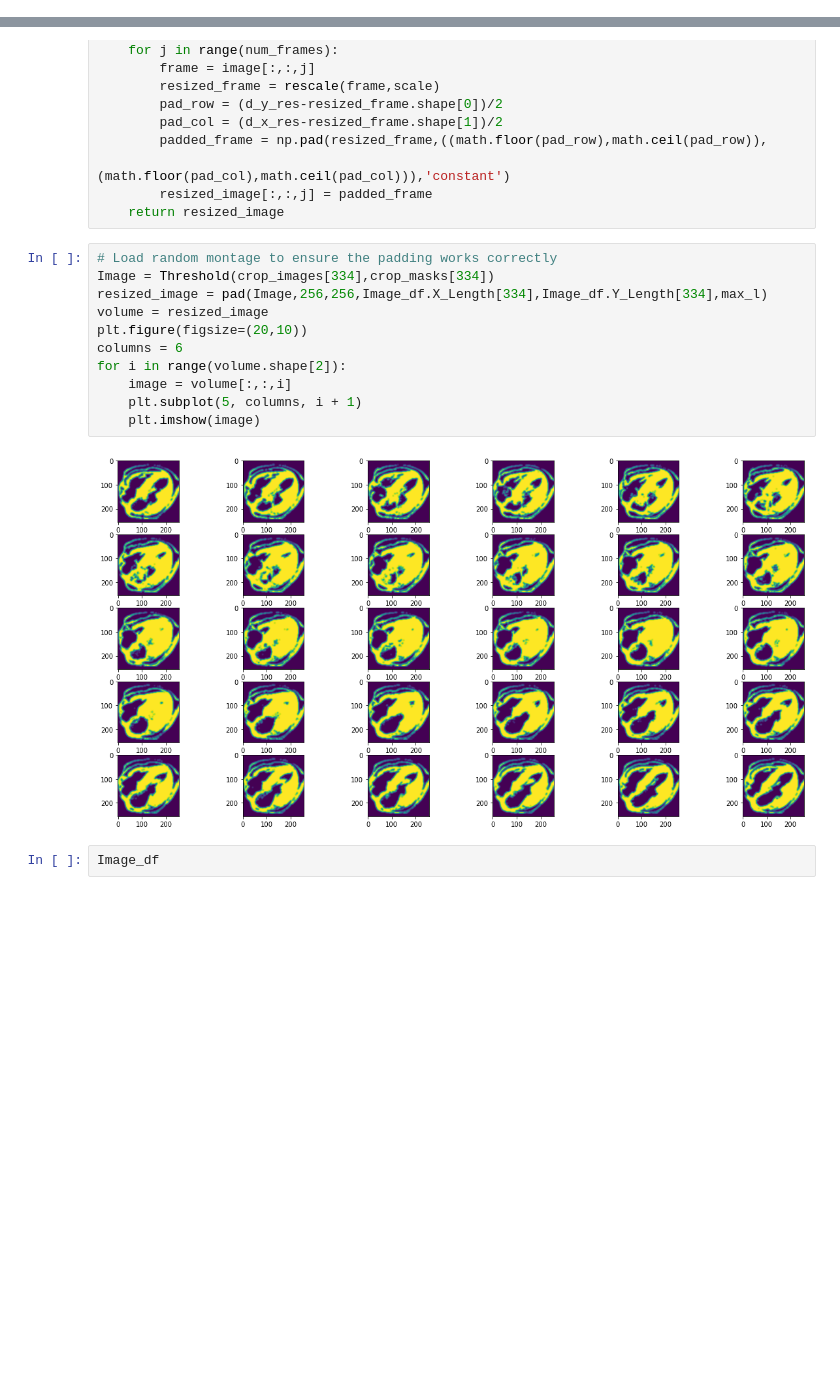
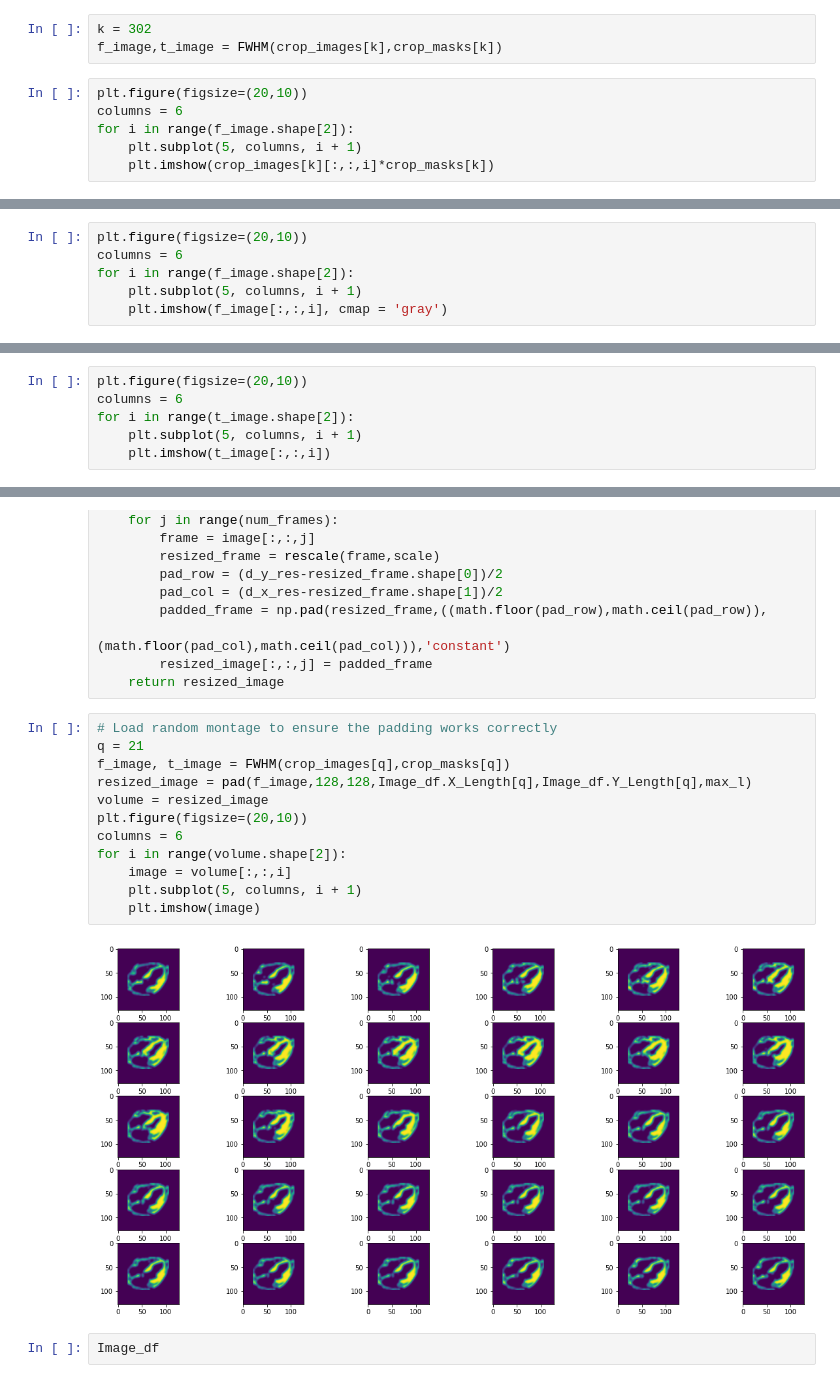
Before and after one commit to Beepul-Bharti/HCM_Project, a Jupyter notebook: 4ChamberCine_HCM_CNN.ipynb, the cells around one changed output, grey strips where cells are left out. Cells and saved outputs as stored; diff of their text form; blank space fills up the shorter version.

Commit message:
Edited CNN code: Includes new gaussian kernel, FWHM thresholding, 128x128 images, modified architecure with f1 score monitoring

```diff
--- a/4ChamberCine_HCM_CNN.ipynb
+++ b/4ChamberCine_HCM_CNN.ipynb
@@ -199,0 +240,9 @@ def Threshold(image,mask):
+# %%
+k = 302
+f_image,t_image = FWHM(crop_images[k],crop_masks[k])
+# %%
+plt.figure(figsize=(20,10))
+columns = 6
+for i in range(f_image.shape[2]):
+    plt.subplot(5, columns, i + 1)
+    plt.imshow(crop_images[k][:,:,i]*crop_masks[k])
@@ -199,0 +251,6 @@ def Threshold(image,mask):
+# %%
+plt.figure(figsize=(20,10))
+columns = 6
+for i in range(f_image.shape[2]):
+    plt.subplot(5, columns, i + 1)
+    plt.imshow(f_image[:,:,i], cmap = 'gray')
@@ -199,0 +259,6 @@ def Threshold(image,mask):
+# %%
+plt.figure(figsize=(20,10))
+columns = 6
+for i in range(t_image.shape[2]):
+    plt.subplot(5, columns, i + 1)
+    plt.imshow(t_image[:,:,i])
@@ -259,17 +326,18 @@ def pad(image,d_x_res,d_y_res,C_x_Length,C_y_Length,max_length):
     return resized_image
 # %%
 # Load random montage to ensure the padding works correctly
-Image = Threshold(crop_images[334],crop_masks[334])
-resized_image = pad(Image,256,256,Image_df.X_Length[334],Image_df.Y_Length[334],max_l)
+q = 21
+f_image, t_image = FWHM(crop_images[q],crop_masks[q])
+resized_image = pad(f_image,128,128,Image_df.X_Length[q],Image_df.Y_Length[q],max_l)
 volume = resized_image
 plt.figure(figsize=(20,10))
 columns = 6
 for i in range(volume.shape[2]):
     image = volume[:,:,i]
     plt.subplot(5, columns, i + 1)
     plt.imshow(image)
 # %% [output]
-[figure, old version]
+[figure, new version]
 # %%
 Image_df
 # %% [output]
```
Also changed, not shown: parts of 25 cells of this notebook.
